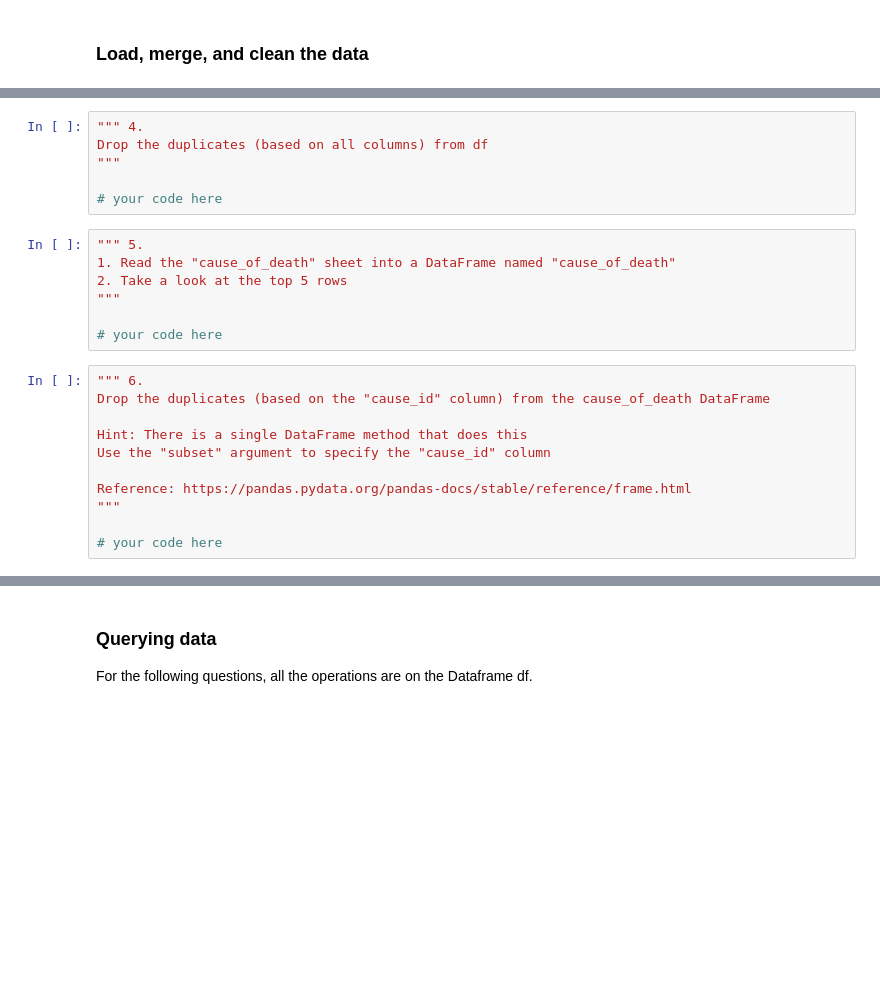
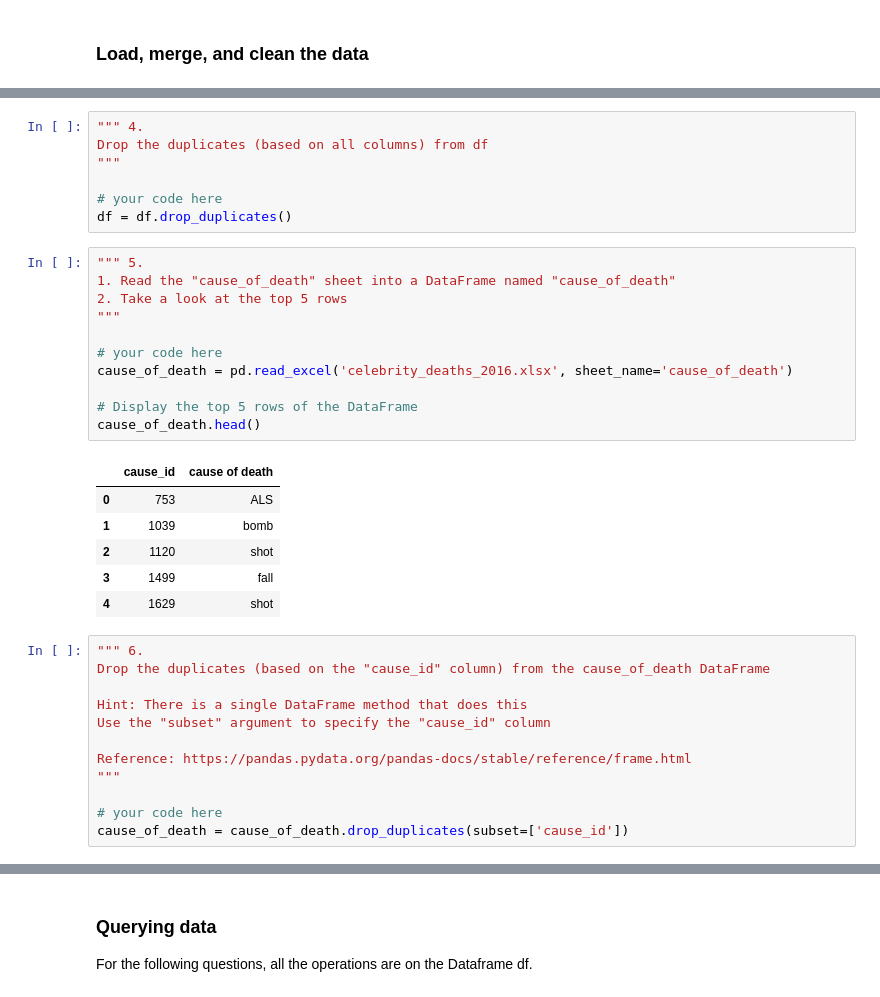
Before and after one commit to Yvonne-OH/CIT-590, a Jupyter notebook: HW6/celebrity_deaths_2016_updated.ipynb, the cells around one changed output, grey strips where cells are left out. Cells and saved outputs as stored; diff of their text form; blank space fills up the shorter version.

```diff
--- a/HW6/celebrity_deaths_2016_updated.ipynb
+++ b/HW6/celebrity_deaths_2016_updated.ipynb
@@ -62,13 +87,25 @@ Drop the duplicates (based on all columns) from df
 """
 
 # your code here
+df = df.drop_duplicates()
 # %%
 """ 5.
 1. Read the "cause_of_death" sheet into a DataFrame named "cause_of_death"
 2. Take a look at the top 5 rows
 """
 
 # your code here
+cause_of_death = pd.read_excel('celebrity_deaths_2016.xlsx', sheet_name='cause_of_death')
+
+# Display the top 5 rows of the DataFrame
+cause_of_death.head()
+# %% [output]
+|  | cause_id | cause of death |
+| 0 | 753 | ALS |
+| 1 | 1039 | bomb |
+| 2 | 1120 | shot |
+| 3 | 1499 | fall |
+| 4 | 1629 | shot |
 # %%
 """ 6.
 Drop the duplicates (based on the "cause_id" column) from the cause_of_death DataFrame
@@ -80,6 +117,7 @@ Reference: https://pandas.pydata.org/pandas-docs/stable/reference/frame.html
 """
 
 # your code here
+cause_of_death = cause_of_death.drop_duplicates(subset=['cause_id'])
 # %%
 """ 7.
 1. Merge the cause_of_death DataFrame with the df DataFrame and name the new DataFrame as "df"
```
Also changed, not shown: parts of 17 cells of this notebook, 2 other files.
